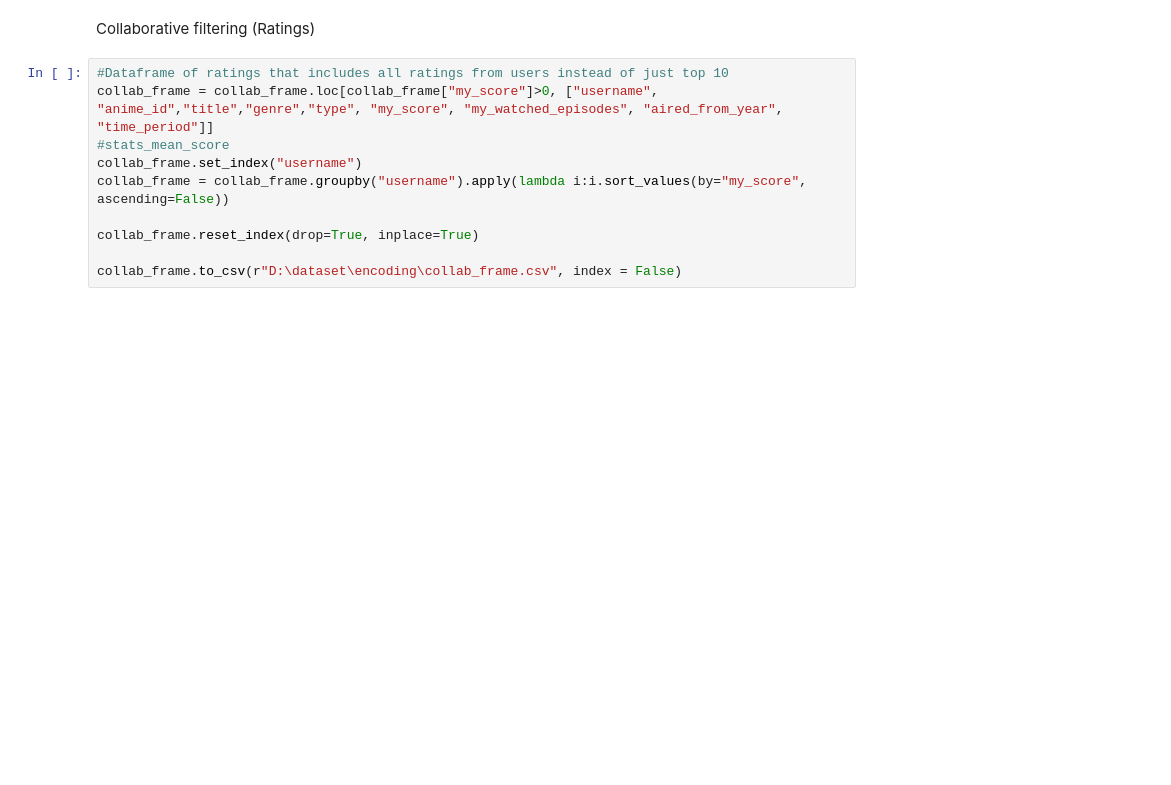
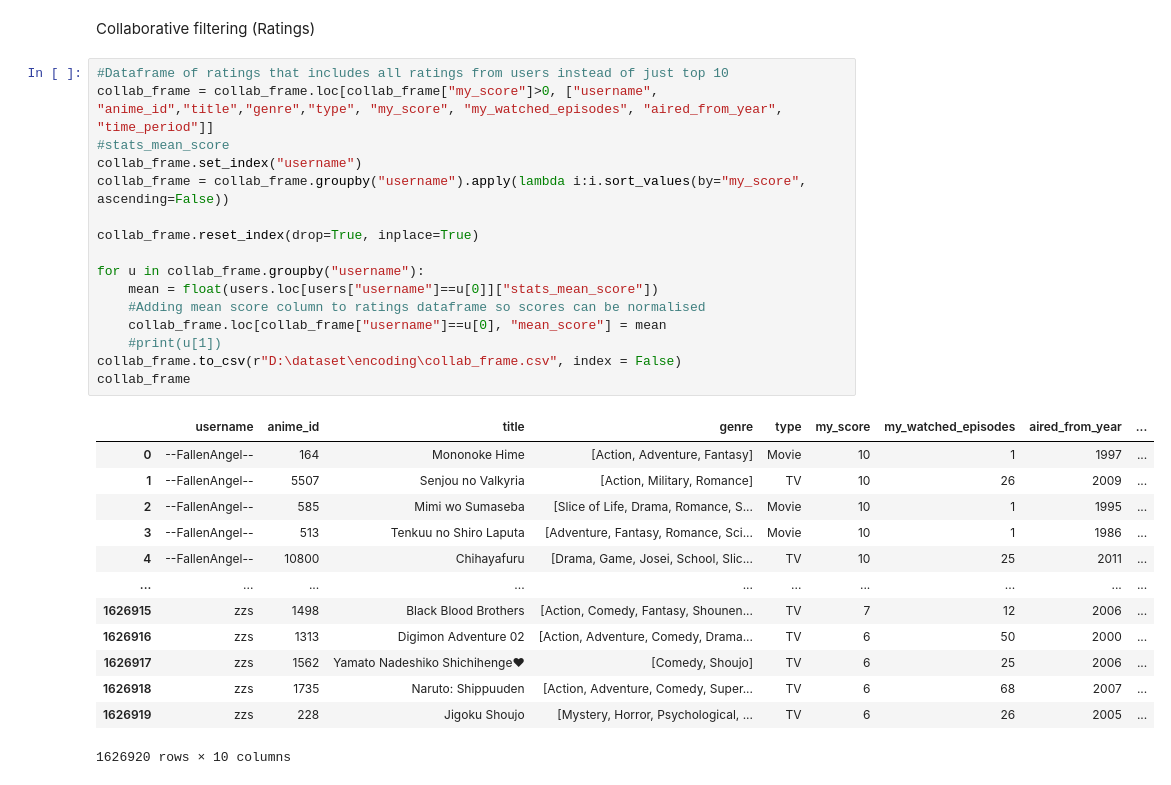
Before and after one commit to tito-thomas/anime-app, a Jupyter notebook: preprocessing.ipynb, the cells around one changed output. Cells and saved outputs as stored; diff of their text form; blank space fills up the shorter version.

Commit message:
rating_matrix completed (unverified)

```diff
--- a/preprocessing.ipynb
+++ b/preprocessing.ipynb
@@ -309,10 +309,30 @@ Collaborative filtering (Ratings)
 # %%
 #Dataframe of ratings that includes all ratings from users instead of just top 10
 collab_frame = collab_frame.loc[collab_frame["my_score"]>0, ["username", "anime_id","title","genre","type", "my_score", "my_watched_episodes", "aired_from_year", "time_period"]]
 #stats_mean_score
 collab_frame.set_index("username")
 collab_frame = collab_frame.groupby("username").apply(lambda i:i.sort_values(by="my_score", ascending=False))
 
 collab_frame.reset_index(drop=True, inplace=True)
 
+for u in collab_frame.groupby("username"):
+    mean = float(users.loc[users["username"]==u[0]]["stats_mean_score"])
+    #Adding mean score column to ratings dataframe so scores can be normalised
+    collab_frame.loc[collab_frame["username"]==u[0], "mean_score"] = mean
+    #print(u[1])
 collab_frame.to_csv(r"D:\dataset\encoding\collab_frame.csv", index = False)
+collab_frame
+# %% [output]
+|  | username | anime_id | title | genre | type | my_score | my_watched_episodes | aired_from_year | ... |
+| 0 | --FallenAngel-- | 164 | Mononoke Hime | [Action, Adventure, Fantasy] | Movie | 10 | 1 | 1997 | ... |
+| 1 | --FallenAngel-- | 5507 | Senjou no Valkyria | [Action, Military, Romance] | TV | 10 | 26 | 2009 | ... |
+| 2 | --FallenAngel-- | 585 | Mimi wo Sumaseba | [Slice of Life, Drama, Romance, S... | Movie | 10 | 1 | 1995 | ... |
+| 3 | --FallenAngel-- | 513 | Tenkuu no Shiro Laputa | [Adventure, Fantasy, Romance, Sci... | Movie | 10 | 1 | 1986 | ... |
+| 4 | --FallenAngel-- | 10800 | Chihayafuru | [Drama, Game, Josei, School, Slic... | TV | 10 | 25 | 2011 | ... |
+| ... | ... | ... | ... | ... | ... | ... | ... | ... | ... |
+| 1626915 | zzs | 1498 | Black Blood Brothers | [Action, Comedy, Fantasy, Shounen... | TV | 7 | 12 | 2006 | ... |
+| 1626916 | zzs | 1313 | Digimon Adventure 02 | [Action, Adventure, Comedy, Drama... | TV | 6 | 50 | 2000 | ... |
+| 1626917 | zzs | 1562 | Yamato Nadeshiko Shichihenge♥ | [Comedy, Shoujo] | TV | 6 | 25 | 2006 | ... |
+| 1626918 | zzs | 1735 | Naruto: Shippuuden | [Action, Adventure, Comedy, Super... | TV | 6 | 68 | 2007 | ... |
+| 1626919 | zzs | 228 | Jigoku Shoujo | [Mystery, Horror, Psychological, ... | TV | 6 | 26 | 2005 | ... |
+1626920 rows × 10 columns
```
Also changed, not shown: parts of 1 cell of this notebook, 1 other file.
